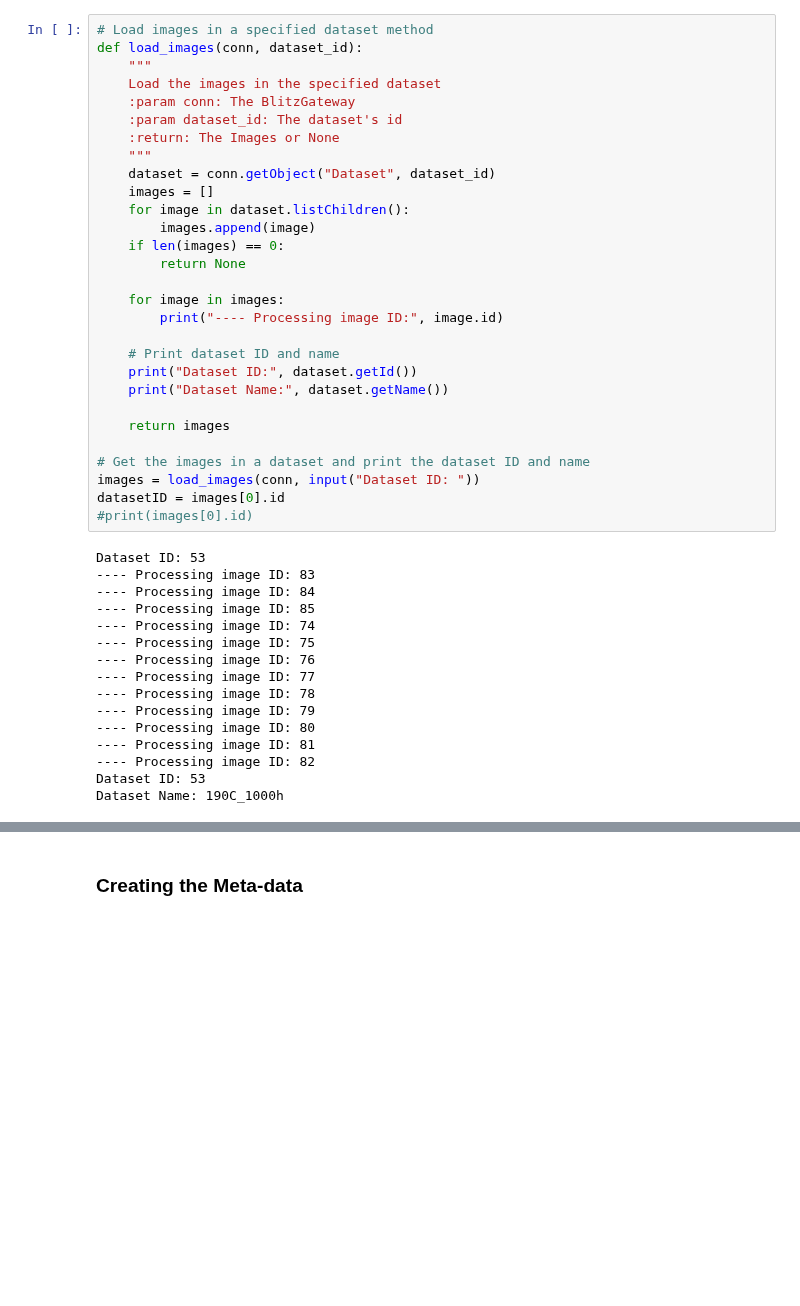
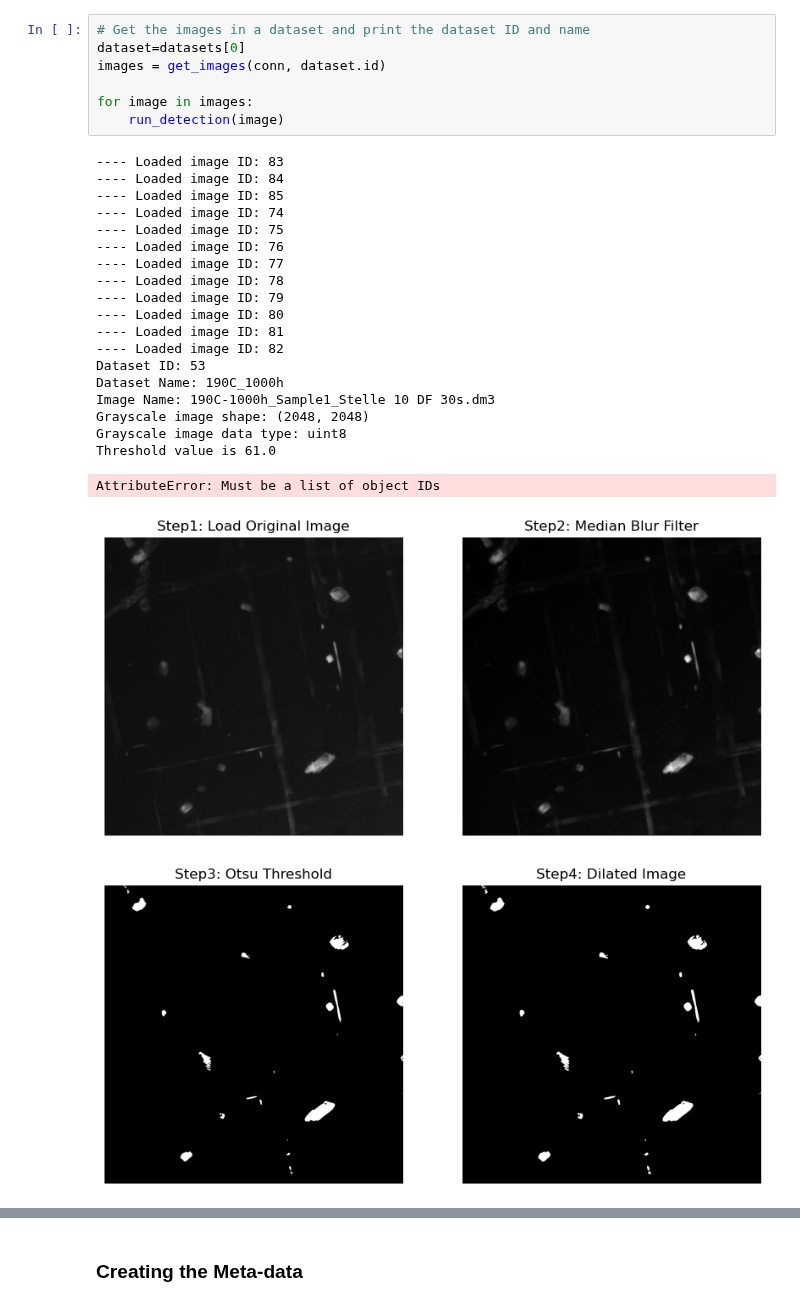
Before and after one commit to BAMresearch/DF-TEM-PAW, a Jupyter notebook: PAW_precipitate_detection.ipynb, the cells around one changed output, grey strips where cells are left out. Cells and saved outputs as stored; diff of their text form; blank space fills up the shorter version.

Commit message:
a lot of changes and refractor, script can run now over all images in a project and uploads contours as polygons with random colors

```diff
--- a/PAW_precipitate_detection.ipynb
+++ b/PAW_precipitate_detection.ipynb
@@ -53,45 +337,29 @@ User Full Name: Zia Ghezal Ahmad
 # %%
-# Load images in a specified dataset method
-def load_images(conn, dataset_id):
-    """
-    Load the images in the specified dataset
-    :param conn: The BlitzGateway
-    :param dataset_id: The dataset's id
-    :return: The Images or None
-    """
-    dataset = conn.getObject("Dataset", dataset_id)
-    images = []
-    for image in dataset.listChildren():
-        images.append(image)
-    if len(images) == 0:
-        return None
+# Get the images in a dataset and print the dataset ID and name
+dataset=datasets[0]
+images = get_images(conn, dataset.id)
 
-    for image in images:
-        print("---- Processing image ID:", image.id)
-
-    # Print dataset ID and name
-    print("Dataset ID:", dataset.getId())
-    print("Dataset Name:", dataset.getName())
-
-    return images
-
-# Get the images in a dataset and print the dataset ID and name
-images = load_images(conn, input("Dataset ID: "))
-datasetID = images[0].id
-#print(images[0].id)
+for image in images:
+    run_detection(image)
 # %% [output]
-Dataset ID: 53
----- Processing image ID: 83
----- Processing image ID: 84
----- Processing image ID: 85
----- Processing image ID: 74
----- Processing image ID: 75
----- Processing image ID: 76
----- Processing image ID: 77
----- Processing image ID: 78
----- Processing image ID: 79
----- Processing image ID: 80
----- Processing image ID: 81
----- Processing image ID: 82
+---- Loaded image ID: 83
+---- Loaded image ID: 84
+---- Loaded image ID: 85
+---- Loaded image ID: 74
+---- Loaded image ID: 75
+---- Loaded image ID: 76
+---- Loaded image ID: 77
+---- Loaded image ID: 78
+---- Loaded image ID: 79
+---- Loaded image ID: 80
+---- Loaded image ID: 81
+---- Loaded image ID: 82
 Dataset ID: 53
 Dataset Name: 190C_1000h
+Image Name: 190C-1000h_Sample1_Stelle 10 DF 30s.dm3
+Grayscale image shape: (2048, 2048)
+Grayscale image data type: uint8
+Threshold value is 61.0
+AttributeError: Must be a list of object IDs
+[figure, added]
+[figure, added]
```
Also changed, not shown: parts of 20 cells of this notebook, 2 other files.
